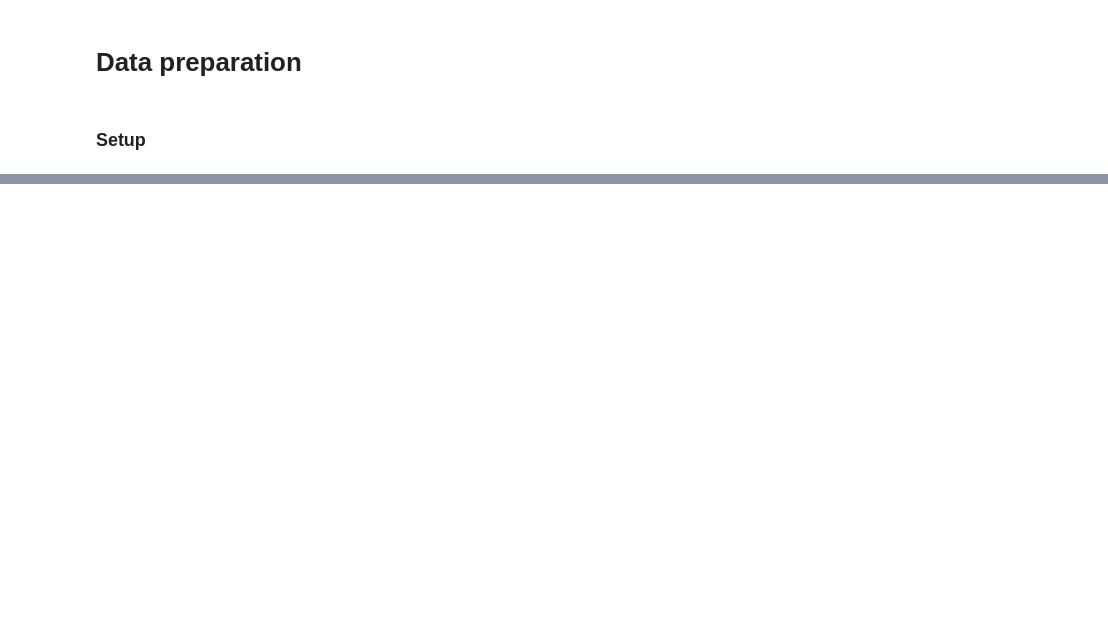
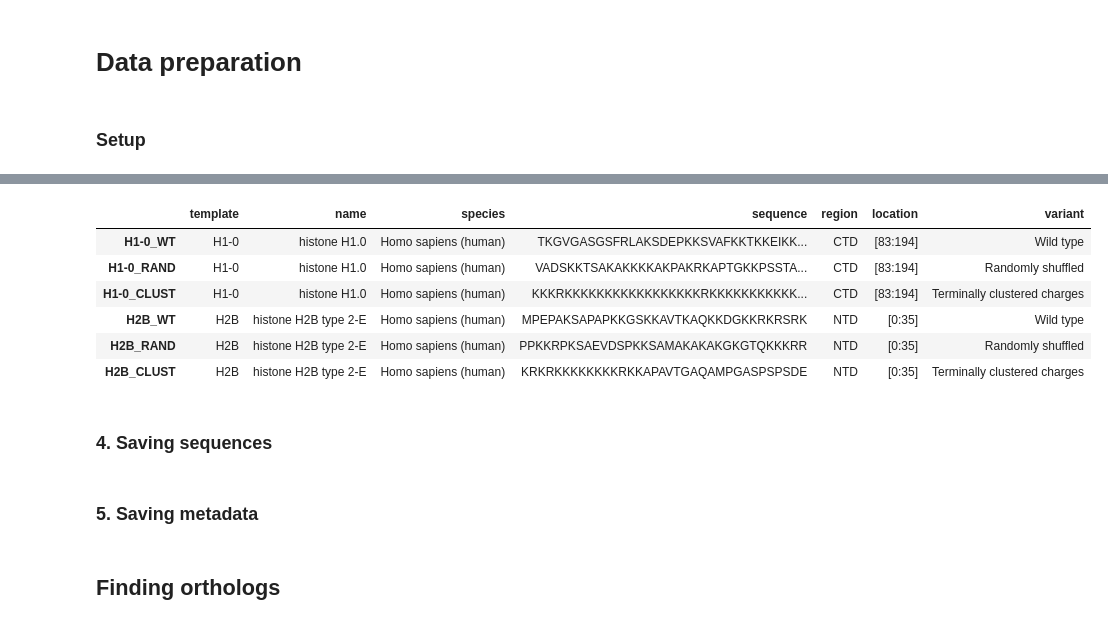
Before and after one commit to frederikespersen/OrthoIDP, a Jupyter notebook: Data.ipynb, the cells around one changed output, grey strips where cells are left out. Drawn from its saved outputs; the diff is of its cells as text; code cells hidden in the pictures; blank space fills up the shorter version.

```diff
--- a/Data.ipynb
+++ b/Data.ipynb
@@ -42 +33,4 @@ seqs
+# %%
+# All
+variants = process_data.variant_types.keys()
 # %% [markdown]
@@ -86,0 +38,43 @@ variants
+# %%
+# Getting experiment json
+metadata_path = f'exp/{experiment}/{experiment}.json'
+with open(metadata_path, 'r') as file:
+    metadata = json.load(file)
+
+# Initiating DataFrame
+gp_files = [process_data.get_protein_gp(an) for an in metadata['accession_numbers'].values()]
+data = pd.DataFrame(index=metadata['accession_numbers'].keys())
+
+# Gathering data
+data['template'] = data.index
+data['name'] = [gp.description.split('[')[0][:-1] for gp in gp_files]
+data['species'] = [gp.annotations['source'] for gp in gp_files]
+
+# Extracting IDR
+data['sequence'] = [process_data.extract_idr(gp, length_order=True)[0] for gp in gp_files]
+data['region'] = [process_data.extract_idr(gp, length_order=True)[1] for gp in gp_files]
+data['location'] = [process_data.extract_idr(gp, length_order=True)[2] for gp in gp_files]
+
+# Expanding dataframe to included all variants
+data['variant'] = [variants]*len(data)
+data = data.explode('variant')
+if len(variants) > 1:
+    data.index = data['template'] + '_' + data['variant'].str.upper()
+
+# Generating variant sequence
+data['sequence'] = data.apply(lambda row: process_data.generate_variant(row['sequence'], row['variant']), axis=1)
+
+# Setting variant description
+data['variant'] = data.apply(lambda row: process_data.variant_types[row['variant']]['name'], axis=1)
+
+data
+# %% [output]
+|  | template | name | species | sequence | region | location | variant |
+| H1-0_WT | H1-0 | histone H1.0 | Homo sapiens (human) | TKGVGASGSFRLAKSDEPKKSVAFKKTKKEIKK... | CTD | [83:194] | Wild type |
+| H1-0_RAND | H1-0 | histone H1.0 | Homo sapiens (human) | VADSKKTSAKAKKKKAKPAKRKAPTGKKPSSTA... | CTD | [83:194] | Randomly shuffled |
+| H1-0_CLUST | H1-0 | histone H1.0 | Homo sapiens (human) | KKKRKKKKKKKKKKKKKKKKKRKKKKKKKKKKK... | CTD | [83:194] | Terminally clustered charges |
+| H2B_WT | H2B | histone H2B type 2-E | Homo sapiens (human) | MPEPAKSAPAPKKGSKKAVTKAQKKDGKKRKRSRK | NTD | [0:35] | Wild type |
+| H2B_RAND | H2B | histone H2B type 2-E | Homo sapiens (human) | PPKKRPKSAEVDSPKKSAMAKAKAKGKGTQKKKRR | NTD | [0:35] | Randomly shuffled |
+| H2B_CLUST | H2B | histone H2B type 2-E | Homo sapiens (human) | KRKRKKKKKKKKRKKAPAVTGAQAMPGASPSPSDE | NTD | [0:35] | Terminally clustered charges |
+# %% [markdown]
+### 4. Saving sequences
@@ -86,0 +97,2 @@ variants
+# %% [markdown]
+### 5. Saving metadata
@@ -86,0 +104,2 @@ variants
+# %% [markdown]
+## Finding orthologs
```
Also changed, not shown: parts of 14 cells of this notebook, 12 other files.
